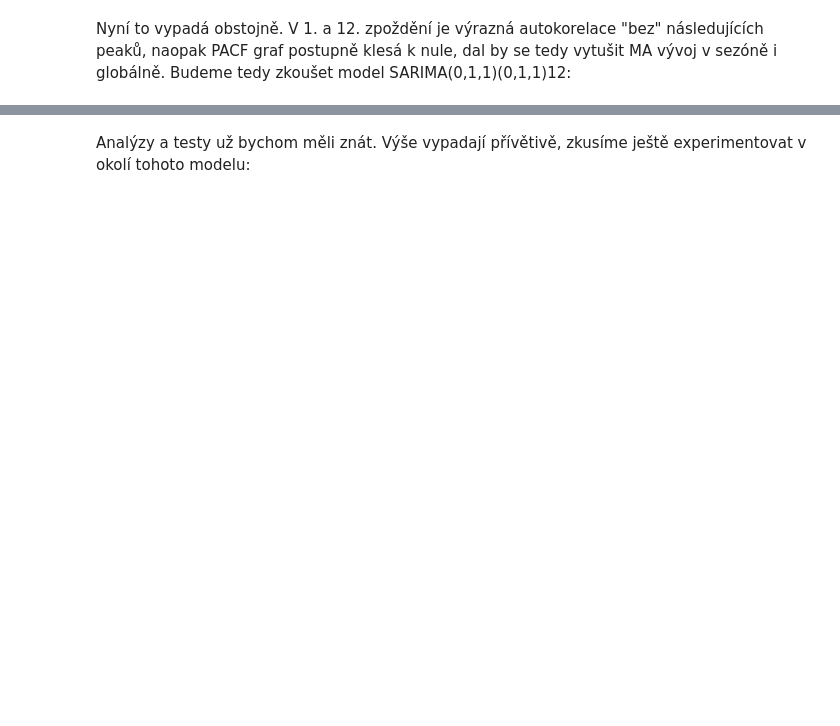
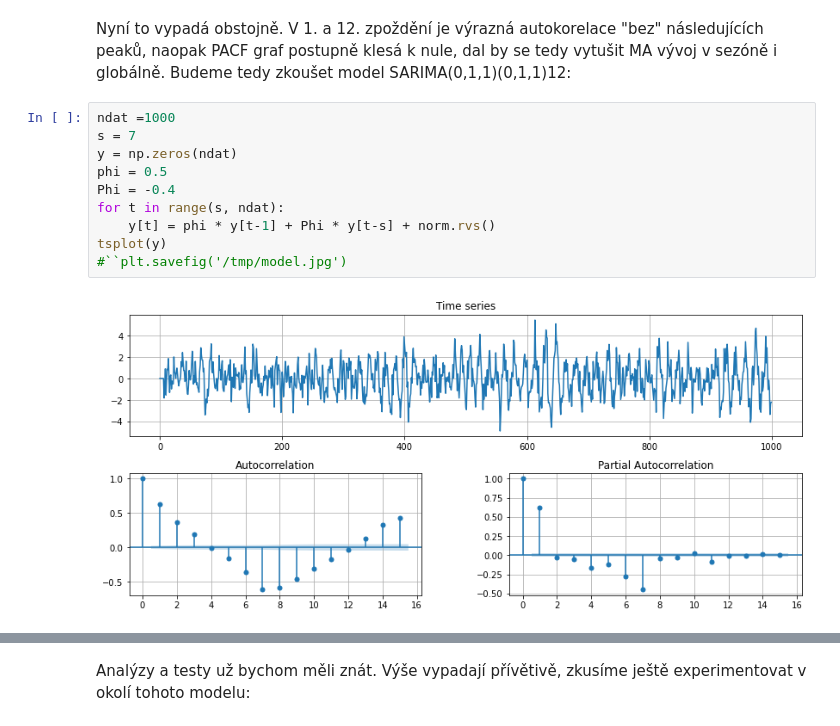
Before and after one commit to kamil-dedecius/mi-scr, a Jupyter notebook: prednasky/5.ipynb, the cells around one changed output, grey strips where cells are left out. Drawn from its saved outputs; the diff is of its cells as text; blank space fills up the shorter version.

```diff
--- a/prednasky/5.ipynb
+++ b/prednasky/5.ipynb
@@ -534,3 +534,15 @@ look-up table. The actual p-value is greater than the p-value returned.
 # %% [markdown]
 Nyní to vypadá obstojně. V 1. a 12. zpoždění je výrazná autokorelace "bez" následujících peaků, naopak PACF graf postupně klesá k nule, dal by se tedy vytušit MA vývoj v sezóně i globálně. Budeme tedy zkoušet model SARIMA(0,1,1)(0,1,1)12:
+# %%
+ndat =1000
+s = 7
+y = np.zeros(ndat)
+phi = 0.5
+Phi = -0.4
+for t in range(s, ndat):
+    y[t] = phi * y[t-1] + Phi * y[t-s] + norm.rvs()
+tsplot(y)
+#``plt.savefig('/tmp/model.jpg')
+# %% [output]
+[figure, added]
 # %%
```
Also changed, not shown: parts of 16 cells of this notebook, 8 other files.
